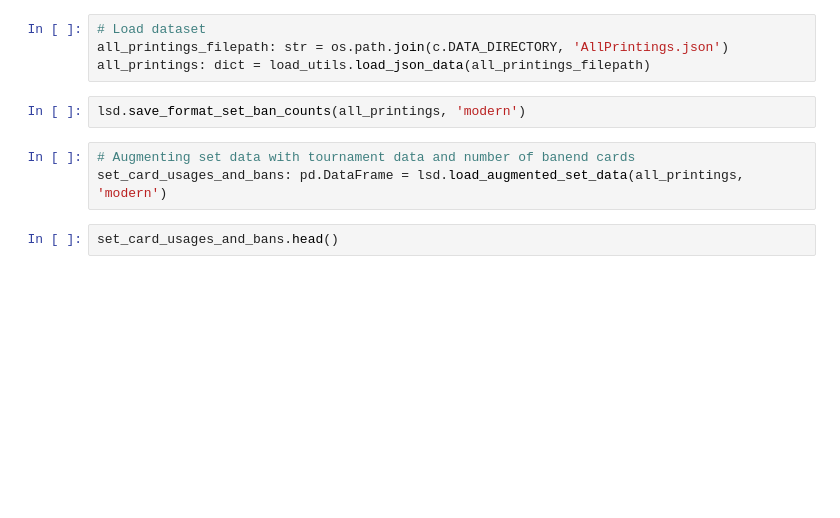
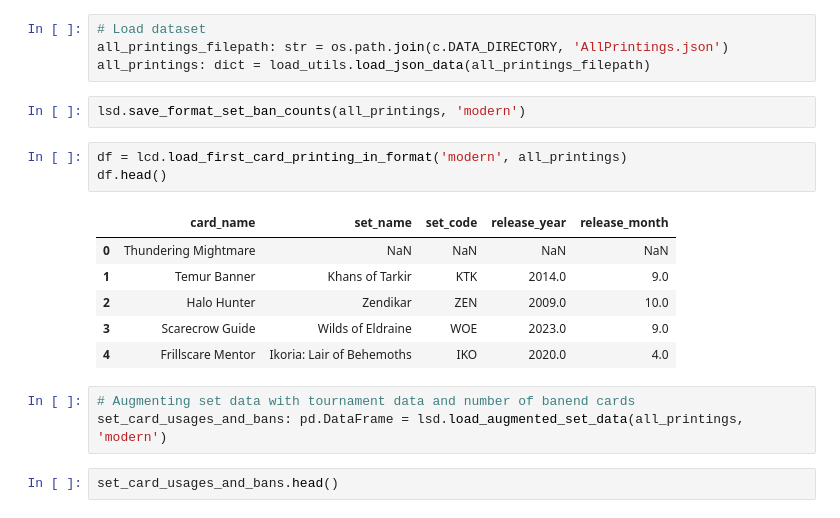
Before and after one commit to caseyforey/DS-final-CForey-Jbourds, a Jupyter notebook: sets.ipynb, the cells around one changed output. Cells and saved outputs as stored; diff of their text form; blank space fills up the shorter version.

```diff
--- a/sets.ipynb
+++ b/sets.ipynb
@@ -26,6 +30,16 @@ all_printings_filepath: str = os.path.join(c.DATA_DIRECTORY, 'AllPrintings.json'
 all_printings: dict = load_utils.load_json_data(all_printings_filepath)
 # %%
 lsd.save_format_set_ban_counts(all_printings, 'modern')
+# %%
+df = lcd.load_first_card_printing_in_format('modern', all_printings)
+df.head()
+# %% [output]
+|  | card_name | set_name | set_code | release_year | release_month |
+| 0 | Thundering Mightmare | NaN | NaN | NaN | NaN |
+| 1 | Temur Banner | Khans of Tarkir | KTK | 2014.0 | 9.0 |
+| 2 | Halo Hunter | Zendikar | ZEN | 2009.0 | 10.0 |
+| 3 | Scarecrow Guide | Wilds of Eldraine | WOE | 2023.0 | 9.0 |
+| 4 | Frillscare Mentor | Ikoria: Lair of Behemoths | IKO | 2020.0 | 4.0 |
 # %%
 # Augmenting set data with tournament data and number of banend cards
 set_card_usages_and_bans: pd.DataFrame = lsd.load_augmented_set_data(all_printings, 'modern')
```
Also changed, not shown: parts of 5 cells of this notebook, 8 other files.
